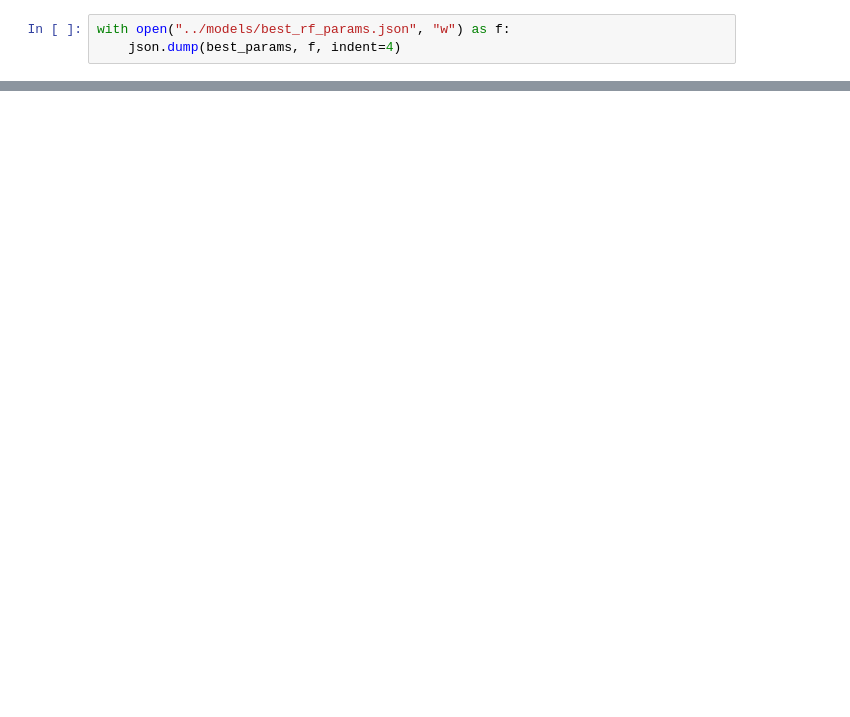
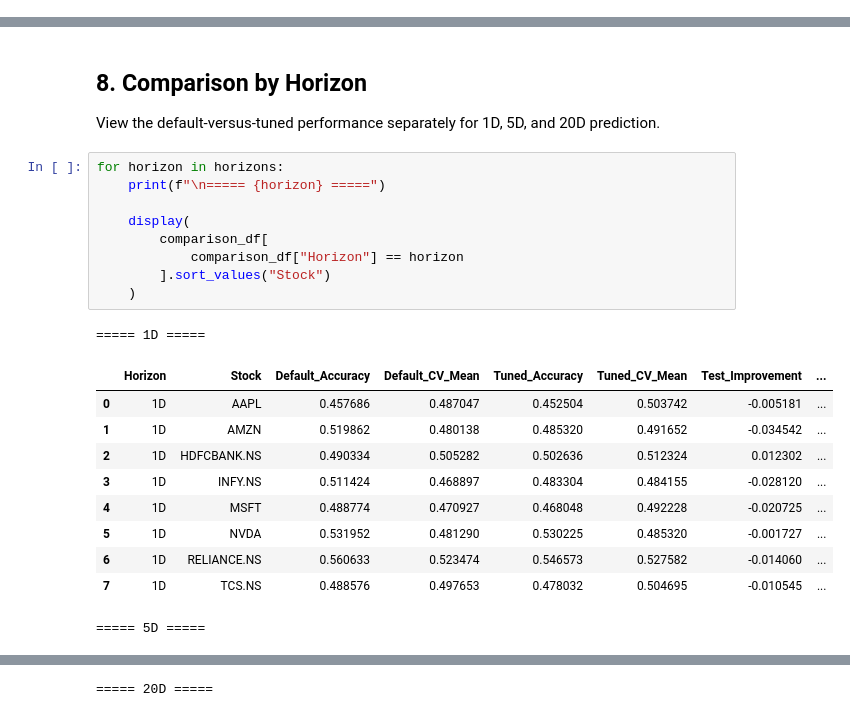
Before and after one commit to Prins-Satapara/StockVision, a Jupyter notebook: notebooks/08_Hyperparameter_Tuning.ipynb, the cells around one changed output, grey strips where cells are left out. Cells and saved outputs as stored; diff of their text form; blank space fills up the shorter version.

```diff
--- a/notebooks/08_Hyperparameter_Tuning.ipynb
+++ b/notebooks/08_Hyperparameter_Tuning.ipynb
@@ -345,3 +0,0 @@ comparison_df
-# %%
-with open("../models/best_rf_params.json", "w") as f:
-    json.dump(best_params, f, indent=4)
@@ -360,0 +270,25 @@ The evaluation results are saved for later comparison and final model selection
+# %% [markdown]
+## 8. Comparison by Horizon
+
+View the default-versus-tuned performance separately for 1D, 5D, and 20D prediction.
+# %%
+for horizon in horizons:
+    print(f"\n===== {horizon} =====")
+
+    display(
+        comparison_df[
+            comparison_df["Horizon"] == horizon
+        ].sort_values("Stock")
+    )
+# %% [output]
+===== 1D =====
+|  | Horizon | Stock | Default_Accuracy | Default_CV_Mean | Tuned_Accuracy | Tuned_CV_Mean | Test_Improvement | ... |
+| 0 | 1D | AAPL | 0.457686 | 0.487047 | 0.452504 | 0.503742 | -0.005181 | ... |
+| 1 | 1D | AMZN | 0.519862 | 0.480138 | 0.485320 | 0.491652 | -0.034542 | ... |
+| 2 | 1D | HDFCBANK.NS | 0.490334 | 0.505282 | 0.502636 | 0.512324 | 0.012302 | ... |
+| 3 | 1D | INFY.NS | 0.511424 | 0.468897 | 0.483304 | 0.484155 | -0.028120 | ... |
+| 4 | 1D | MSFT | 0.488774 | 0.470927 | 0.468048 | 0.492228 | -0.020725 | ... |
+| 5 | 1D | NVDA | 0.531952 | 0.481290 | 0.530225 | 0.485320 | -0.001727 | ... |
+| 6 | 1D | RELIANCE.NS | 0.560633 | 0.523474 | 0.546573 | 0.527582 | -0.014060 | ... |
+| 7 | 1D | TCS.NS | 0.488576 | 0.497653 | 0.478032 | 0.504695 | -0.010545 | ... |
+===== 5D =====
@@ -360,0 +304 @@ The evaluation results are saved for later comparison and final model selection
+===== 20D =====
```
Also changed, not shown: parts of 55 cells of this notebook, 50 other files.
